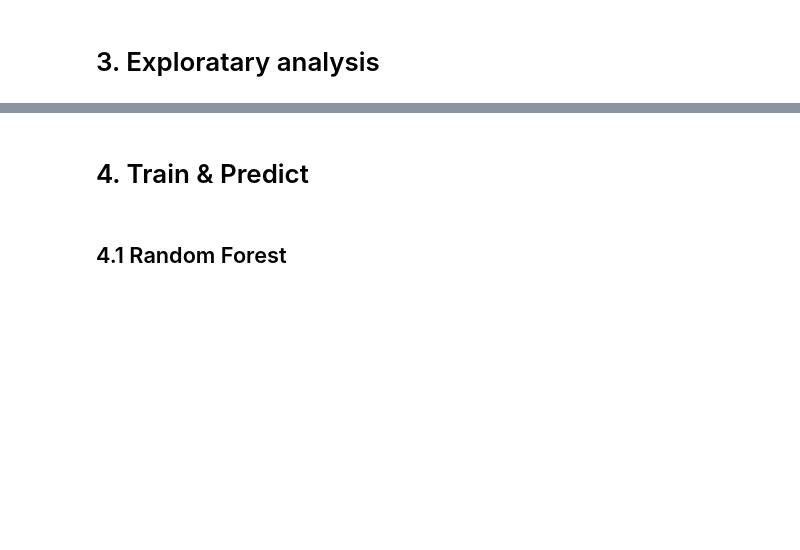
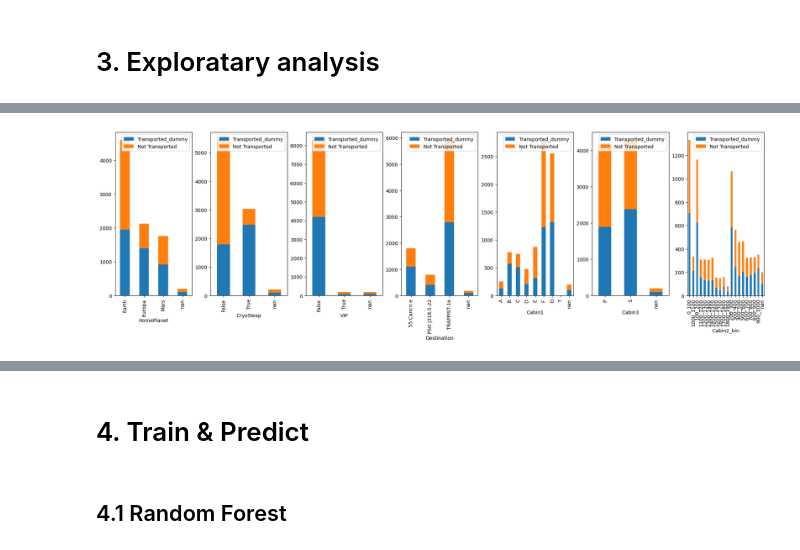
Before and after one commit to suiwenyu/Kaggle_Spaceship-Titanic, a Jupyter notebook: spaceship-titanic.ipynb, the cells around one changed output, grey strips where cells are left out. Saved outputs shown, nothing was run; the diff lists cells and outputs as text; code cells hidden in the pictures; blank space fills up the shorter version.

```diff
--- a/spaceship-titanic.ipynb
+++ b/spaceship-titanic.ipynb
@@ -180,25 +372,27 @@ plt.show()
 # %%
 fig, axes = plt.subplots(nrows=1,
-                         ncols=6,
-                         figsize = (16, 6),
+                         ncols=7,
+                         figsize = (19, 6),
                          layout = 'constrained')
 
-for i, col in enumerate(["HomePlanet", "CryoSleep", "VIP", "Cabin1", "Cabin3", "Cabin2_bin"]):
+for i, col in enumerate(["HomePlanet", "CryoSleep", "VIP", "Destination","Cabin1", "Cabin3", 'Cabin2_bin']):
 
     sub_df_sum = train_df[["Transported_dummy",  col]].groupby([col], dropna = False).sum()
     sub_df_count = train_df[["Transported_dummy",  col]].groupby([col], dropna = False).count()
     sub_df_count = sub_df_count.rename(columns = {"Transported_dummy": "Count"})
 
     sub_df = sub_df_sum.merge(sub_df_count,
                               how = 'inner',
                               left_index = True,
                               right_index = True
                              )
 
     sub_df["Not Transported"] = sub_df["Count"] - sub_df["Transported_dummy"]
     sub_df = sub_df.drop(columns = ["Count"])
 
     sub_df.plot(kind='bar', stacked=True, ax=axes[i])
 
 plt.show()
+# %% [output]
+[figure, added]
 # %%
```
Also changed, not shown: parts of 27 cells of this notebook.
